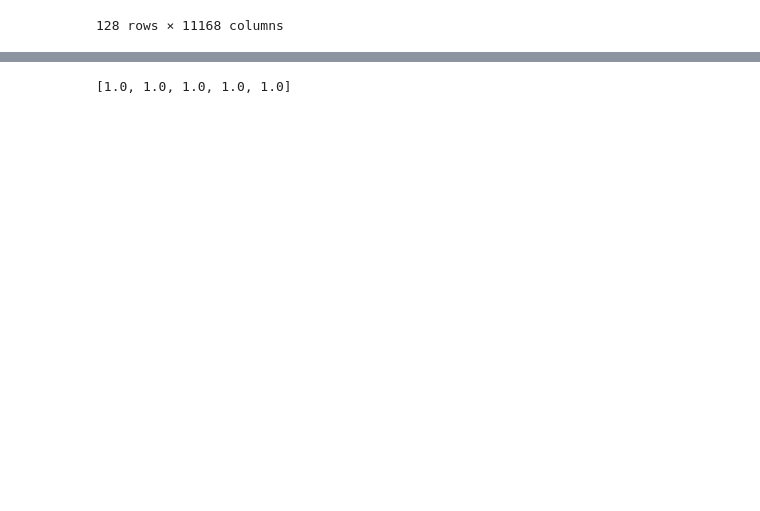
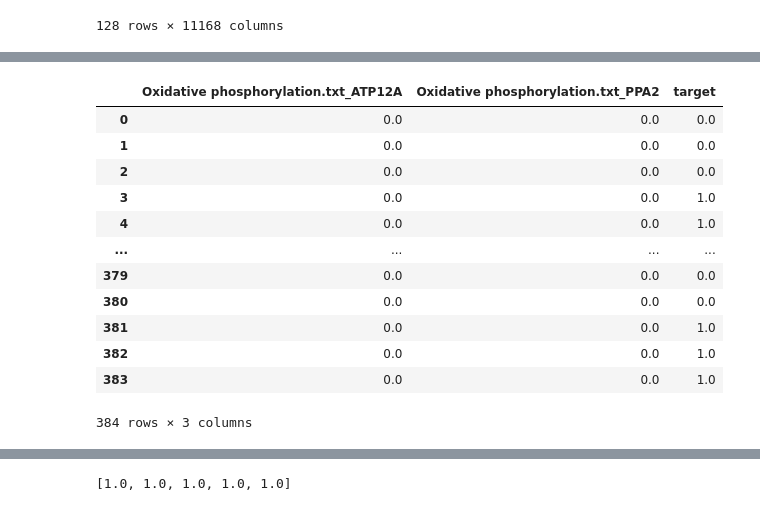
Before and after one commit to luciancahil/omnics_compact, a Jupyter notebook: gse129705.ipynb, the cells around one changed output, grey strips where cells are left out. Drawn from its saved outputs; the diff is of its cells as text; code cells hidden in the pictures; blank space fills up the shorter version.

```diff
--- a/gse129705.ipynb
+++ b/gse129705.ipynb
@@ -436,0 +527,16 @@ def get_graph_info(idx):
+# %%
+get_item(213)
+# %% [output]
+|  | Oxidative phosphorylation.txt_ATP12A | Oxidative phosphorylation.txt_PPA2 | target |
+| 0 | 0.0 | 0.0 | 0.0 |
+| 1 | 0.0 | 0.0 | 0.0 |
+| 2 | 0.0 | 0.0 | 0.0 |
+| 3 | 0.0 | 0.0 | 1.0 |
+| 4 | 0.0 | 0.0 | 1.0 |
+| ... | ... | ... | ... |
+| 379 | 0.0 | 0.0 | 0.0 |
+| 380 | 0.0 | 0.0 | 0.0 |
+| 381 | 0.0 | 0.0 | 1.0 |
+| 382 | 0.0 | 0.0 | 1.0 |
+| 383 | 0.0 | 0.0 | 1.0 |
+384 rows × 3 columns
```
Also changed, not shown: parts of 16 cells of this notebook.
